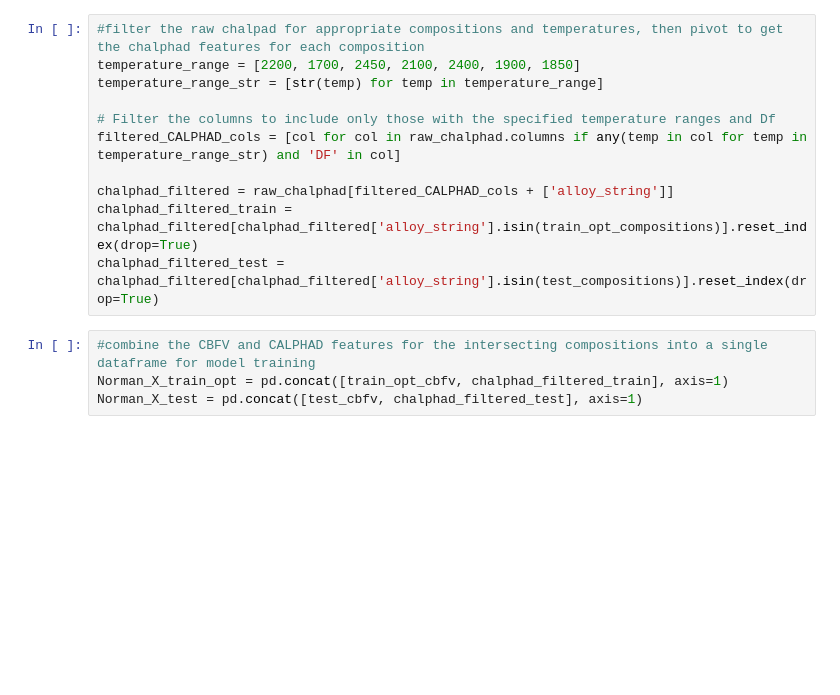
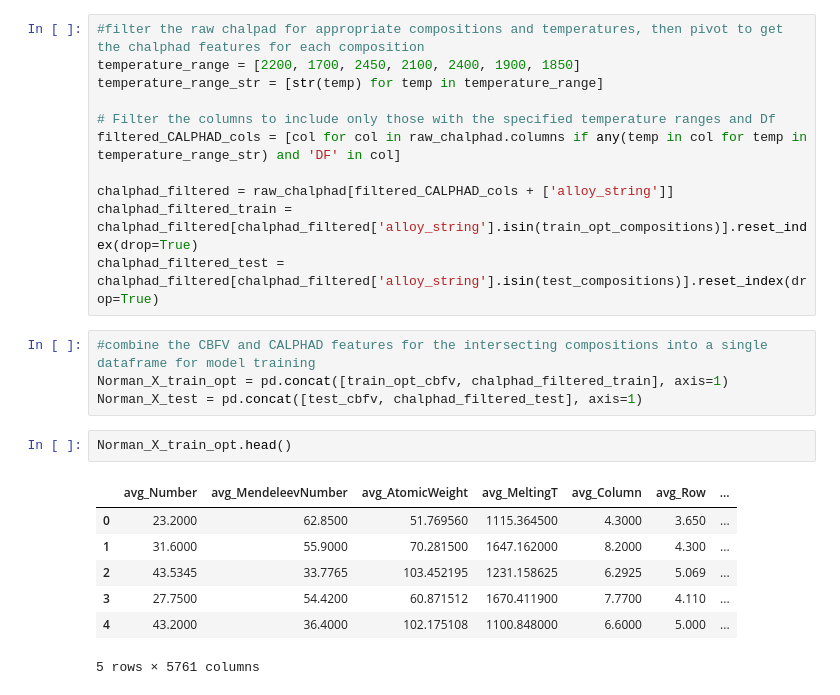
Before and after one commit to CTower87/ML_GFA_Prediction, a Jupyter notebook: Base_line_paper_comparison.ipynb, the cells around one changed output. Saved outputs shown, nothing was run; the diff lists cells and outputs as text; blank space fills up the shorter version.

```diff
--- a/Base_line_paper_comparison.ipynb
+++ b/Base_line_paper_comparison.ipynb
@@ -752,6 +754,16 @@ chalphad_filtered_test = chalphad_filtered[chalphad_filtered['alloy_string'].isi
 #combine the CBFV and CALPHAD features for the intersecting compositions into a single dataframe for model training
 Norman_X_train_opt = pd.concat([train_opt_cbfv, chalphad_filtered_train], axis=1)
 Norman_X_test = pd.concat([test_cbfv, chalphad_filtered_test], axis=1)
+# %%
+Norman_X_train_opt.head()
+# %% [output]
+|  | avg_Number | avg_MendeleevNumber | avg_AtomicWeight | avg_MeltingT | avg_Column | avg_Row | ... |
+| 0 | 23.2000 | 62.8500 | 51.769560 | 1115.364500 | 4.3000 | 3.650 | ... |
+| 1 | 31.6000 | 55.9000 | 70.281500 | 1647.162000 | 8.2000 | 4.300 | ... |
+| 2 | 43.5345 | 33.7765 | 103.452195 | 1231.158625 | 6.2925 | 5.069 | ... |
+| 3 | 27.7500 | 54.4200 | 60.871512 | 1670.411900 | 7.7700 | 4.110 | ... |
+| 4 | 43.2000 | 36.4000 | 102.175108 | 1100.848000 | 6.6000 | 5.000 | ... |
+5 rows × 5761 columns
 # %%
 #establish the XGB Evaluate parameters for ax optimization of Ghorbani dataset
 def xgb_evaluate_parameters_Ghorbani(parameters):
```
Also changed, not shown: parts of 20 cells of this notebook, 6 other files.
